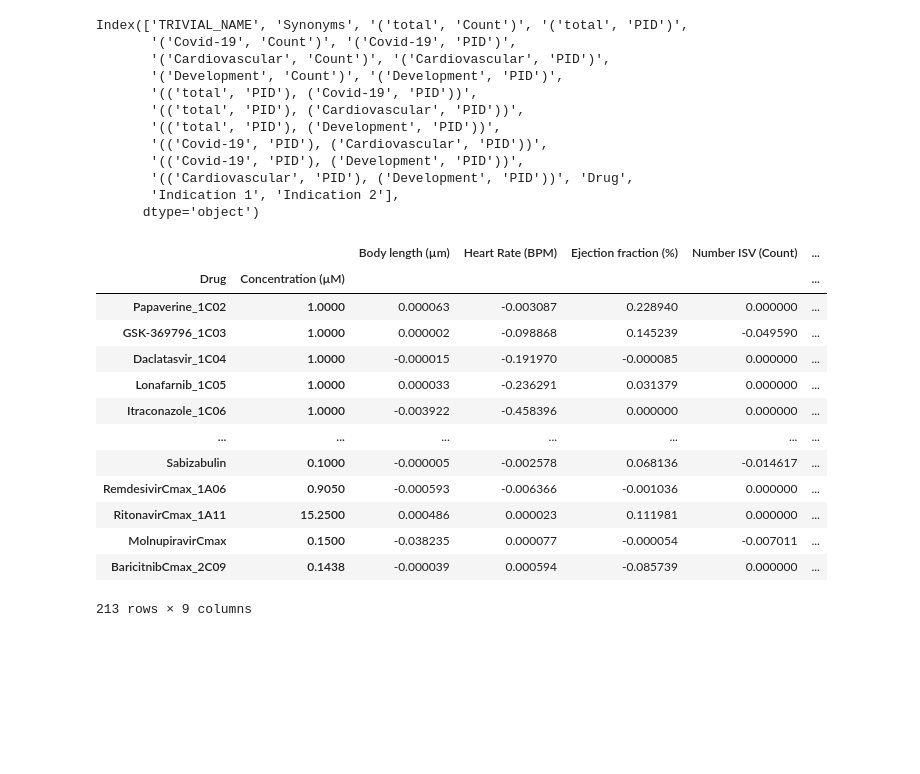
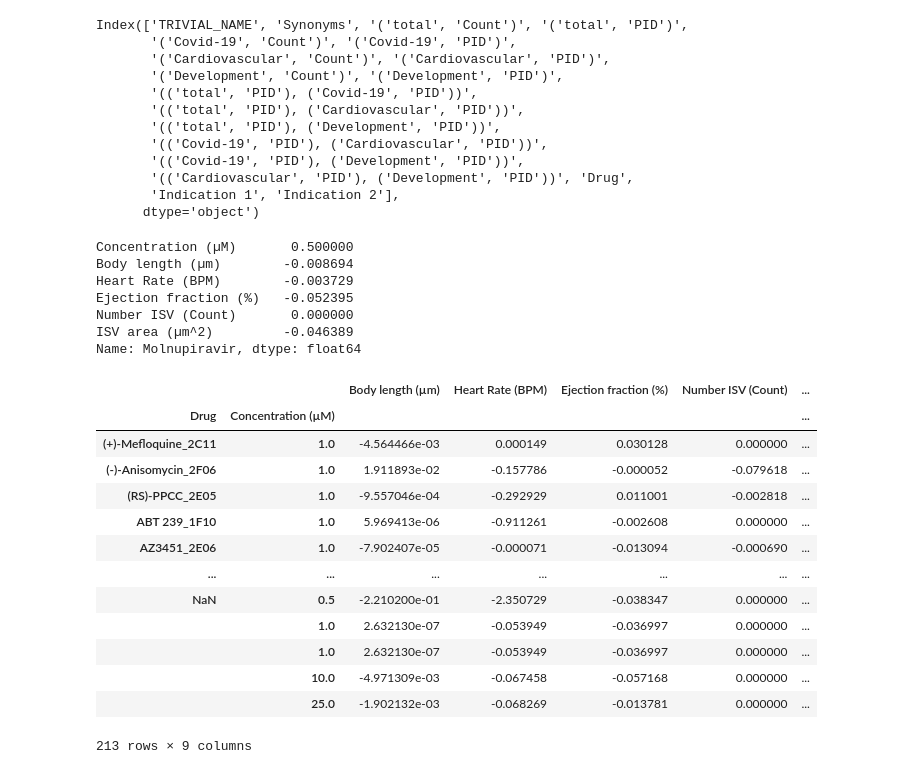
Before and after one commit to MercaderLabAnatomy/CoVasc_DataApp, a Jupyter notebook: Untitled.ipynb, the cells around one changed output. Saved outputs shown, nothing was run; the diff lists cells and outputs as text; code cells hidden in the pictures; blank space fills up the shorter version.

```diff
--- a/Untitled.ipynb
+++ b/Untitled.ipynb
@@ -192,17 +192,27 @@ df_merge_heat.to_excel("./Data/2023-02-19_MorphBehav_Merged_Effectscore.xlsx")
 # %%
-pd.merge(df_morph_heat,df_behav_heat,left_on=["Drug",'Concentration (µM)'],right_on=["Drug",'Concentration (µM)']).set_index(["Drug",'Concentration (µM)'])
+df_morph_heat.set_index("Drug").loc["Molnupiravir"]
 # %% [output]
-|  |  | Body length (µm) | Heart Rate (BPM) | Ejection fraction (%) | Number ISV (Count) | ... |
-| Drug | Concentration (µM) |  |  |  |  | ... |
-| Papaverine_1C02 | 1.0000 | 0.000063 | -0.003087 | 0.228940 | 0.000000 | ... |
-| GSK-369796_1C03 | 1.0000 | 0.000002 | -0.098868 | 0.145239 | -0.049590 | ... |
-| Daclatasvir_1C04 | 1.0000 | -0.000015 | -0.191970 | -0.000085 | 0.000000 | ... |
-| Lonafarnib_1C05 | 1.0000 | 0.000033 | -0.236291 | 0.031379 | 0.000000 | ... |
-| Itraconazole_1C06 | 1.0000 | -0.003922 | -0.458396 | 0.000000 | 0.000000 | ... |
-| ... | ... | ... | ... | ... | ... | ... |
-| Sabizabulin | 0.1000 | -0.000005 | -0.002578 | 0.068136 | -0.014617 | ... |
-| RemdesivirCmax_1A06 | 0.9050 | -0.000593 | -0.006366 | -0.001036 | 0.000000 | ... |
-| RitonavirCmax_1A11 | 15.2500 | 0.000486 | 0.000023 | 0.111981 | 0.000000 | ... |
-| MolnupiravirCmax | 0.1500 | -0.038235 | 0.000077 | -0.000054 | -0.007011 | ... |
-| BaricitnibCmax_2C09 | 0.1438 | -0.000039 | 0.000594 | -0.085739 | 0.000000 | ... |
-213 rows × 9 columns
+Concentration (µM)       0.500000
+Body length (µm)        -0.008694
+Heart Rate (BPM)        -0.003729
+Ejection fraction (%)   -0.052395
+Number ISV (Count)       0.000000
+ISV area (µm^2)         -0.046389
+Name: Molnupiravir, dtype: float64
+# %%
+pd.read_excel("Data/2023-02-19_MorphBehav_Merged_Effectscore.xlsx").set_index(["Drug",'Concentration (µM)']).sort_index()
+# %% [output]
+|  |  | Body length (µm) | Heart Rate (BPM) | Ejection fraction (%) | Number ISV (Count) | ... |
+| Drug | Concentration (µM) |  |  |  |  | ... |
+| (+)-Mefloquine_2C11 | 1.0 | -4.564466e-03 | 0.000149 | 0.030128 | 0.000000 | ... |
+| (-)-Anisomycin_2F06 | 1.0 | 1.911893e-02 | -0.157786 | -0.000052 | -0.079618 | ... |
+| (RS)-PPCC_2E05 | 1.0 | -9.557046e-04 | -0.292929 | 0.011001 | -0.002818 | ... |
+| ABT 239_1F10 | 1.0 | 5.969413e-06 | -0.911261 | -0.002608 | 0.000000 | ... |
+| AZ3451_2E06 | 1.0 | -7.902407e-05 | -0.000071 | -0.013094 | -0.000690 | ... |
+| ... | ... | ... | ... | ... | ... | ... |
+| NaN | 0.5 | -2.210200e-01 | -2.350729 | -0.038347 | 0.000000 | ... |
+|  | 1.0 | 2.632130e-07 | -0.053949 | -0.036997 | 0.000000 | ... |
+|  | 1.0 | 2.632130e-07 | -0.053949 | -0.036997 | 0.000000 | ... |
+|  | 10.0 | -4.971309e-03 | -0.067458 | -0.057168 | 0.000000 | ... |
+|  | 25.0 | -1.902132e-03 | -0.068269 | -0.013781 | 0.000000 | ... |
+213 rows × 9 columns
```
Also changed, not shown: parts of 1 cell of this notebook, 1 other file.
